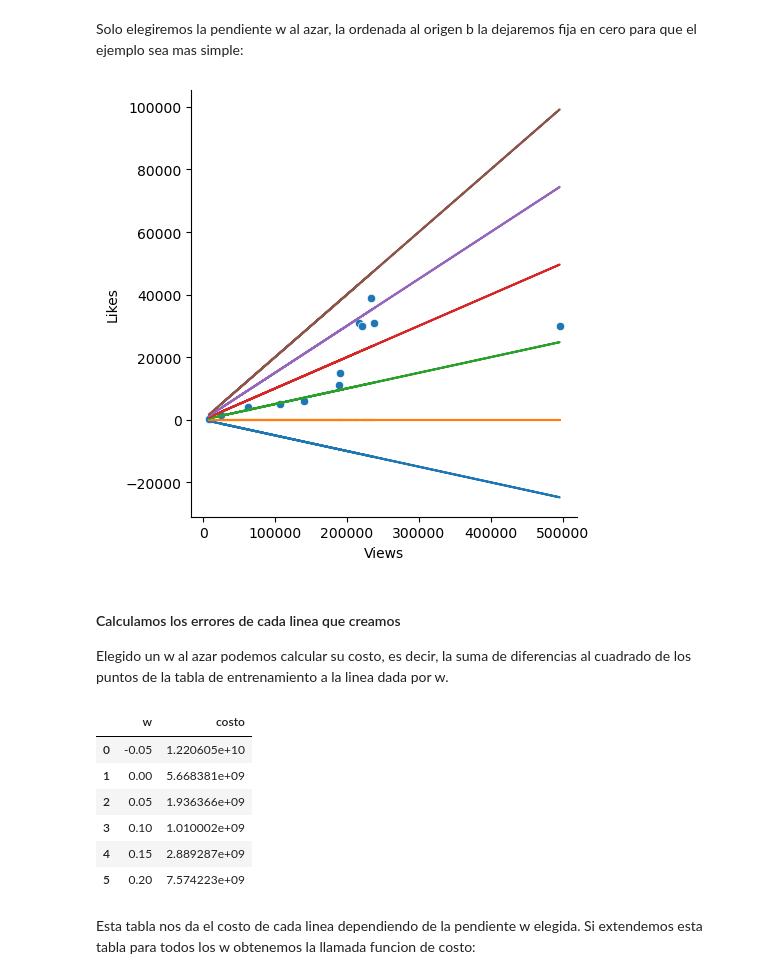
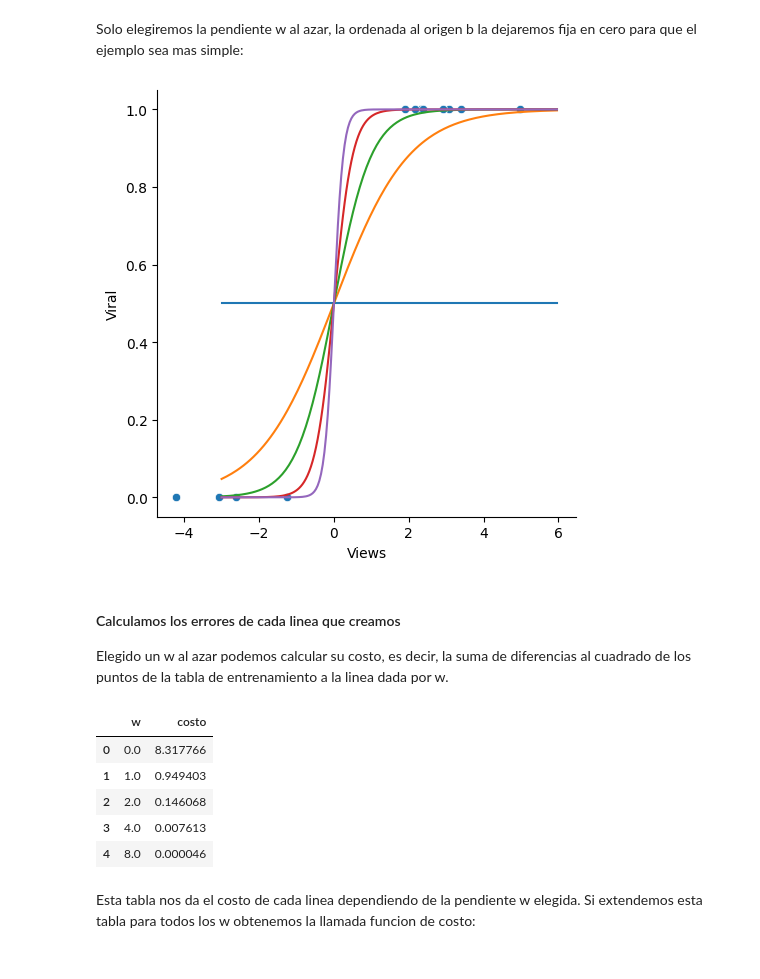
Before and after one commit to amiune/freecodingtour, a Jupyter notebook: cursos/espanol/deeplearning/nn_architectures/E0_redes_neuronales.ipynb, the cells around one changed output. Drawn from its saved outputs; the diff is of its cells as text; code cells hidden in the pictures.

```diff
--- a/cursos/espanol/deeplearning/nn_architectures/E0_redes_neuronales.ipynb
+++ b/cursos/espanol/deeplearning/nn_architectures/E0_redes_neuronales.ipynb
@@ -35,9 +31,8 @@ ImportError: Error importing numpy: you should not try to import numpy from
 # %%
 # tiktok vistas (en cientos de miles) y si se hicieron virales (1) o no (0)
 
-views = [2.34, 0.08, 2.17, 0.25, 0.62, 1.07,
-         1.40, 1.91, 1.89, 4.96, 2.21, 2.38]
-viral = [1, 0, 1, 0, 0, 1, 1, 1, 1, 1, 1, 1]
+views = [2.34, -3.08, 2.17, -1.25, -2.62, 3.07, 3.40, 2.91, 1.89, 4.96, -4.21, 2.38]
+viral = [   1,    0,    1,    0,    0,    1,    1,    1,    1,    1,    0,    1]
 # %%
 df = pd.DataFrame({"Views":views,"Viral":viral})
 # %%
@@ -76,14 +71,14 @@ def costo(x, w, b, y):
 Solo elegiremos la pendiente w al azar, la ordenada al origen b la dejaremos fija en cero para que el ejemplo sea mas simple:
 # %%
 sns.relplot(x="Views",y="Viral", data=df)
-pendientes = [-1.0, 0.0, 0.5, 1.0, 2.0, 3.0]
+pendientes = [0.0, 1.0, 2.0, 4.0, 8.0]
 costos = []
-x_plot = np.linspace(df["Views"].min(), df["Views"].max(), 100)
+x_plot = np.linspace(-3, df["Views"].max() + 1, 200)
 for w in pendientes:
     costos.append(costo(np.array(df["Views"]), w, b, np.array(df["Viral"])))
     plt.plot(x_plot, prediccion(x_plot, w, b), '-');
 # %% [output]
-[figure, old version]
+[figure, new version]
 # %% [markdown]
 #### Calculamos los errores de cada linea que creamos
 
@@ -94,12 +89,11 @@ df_costos = pd.DataFrame({"w":pendientes,"costo":costos})
 df_costos
 # %% [output]
 |  | w | costo |
-| 0 | -0.05 | 1.220605e+10 |
-| 1 | 0.00 | 5.668381e+09 |
-| 2 | 0.05 | 1.936366e+09 |
-| 3 | 0.10 | 1.010002e+09 |
-| 4 | 0.15 | 2.889287e+09 |
-| 5 | 0.20 | 7.574223e+09 |
+| 0 | 0.0 | 8.317766 |
+| 1 | 1.0 | 0.949403 |
+| 2 | 2.0 | 0.146068 |
+| 3 | 4.0 | 0.007613 |
+| 4 | 8.0 | 0.000046 |
 # %% [markdown]
 Esta tabla nos da el costo de cada linea dependiendo de la pendiente w elegida. Si extendemos esta tabla para todos los w obtenemos la llamada funcion de costo:
 # %%
```
Also changed, not shown: parts of 16 cells of this notebook, 1 other file.
